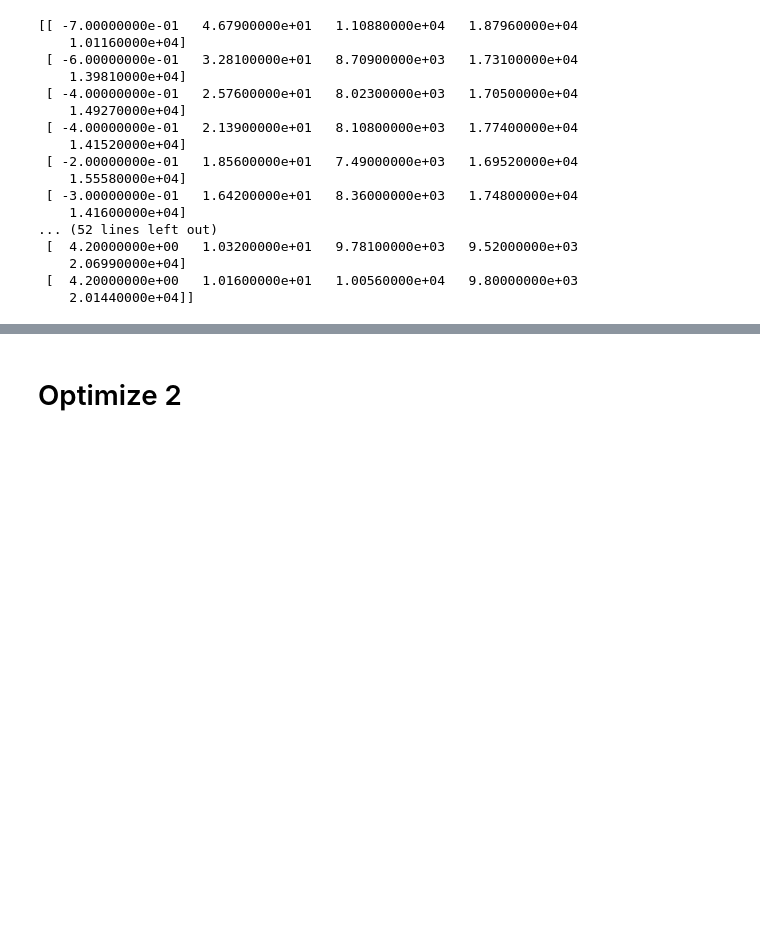
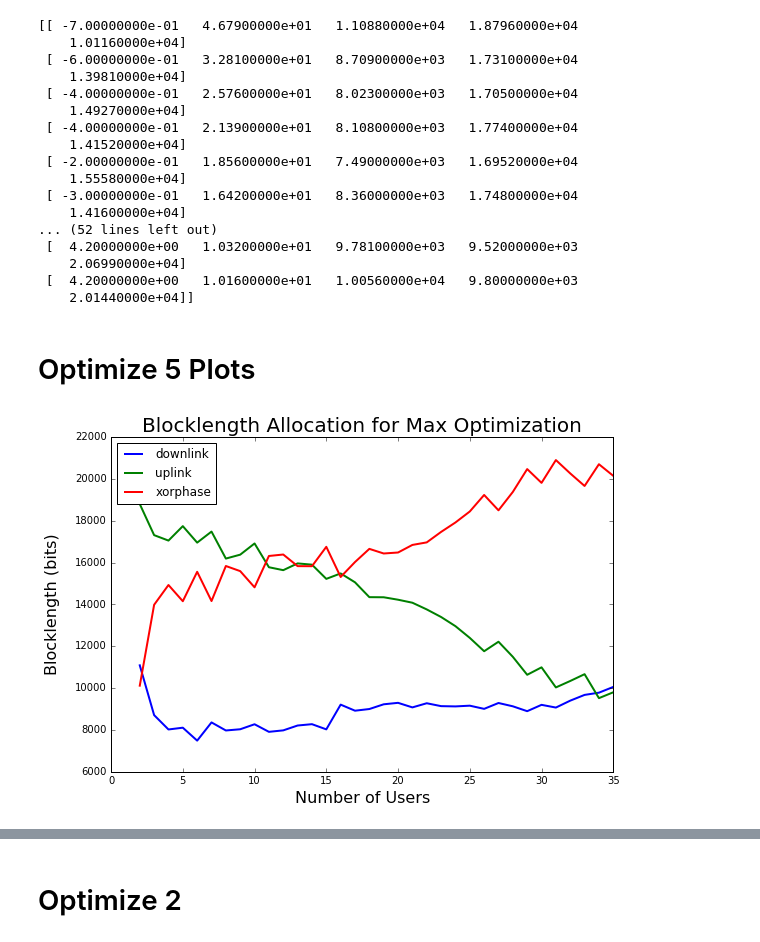
Before and after one commit to Lahaela/research-sahai, a Jupyter notebook: 160625/Optimize 4+5.ipynb, the cells around one changed output, grey strips where cells are left out. Saved outputs shown, nothing was run; the diff lists cells and outputs as text; code cells hidden in the pictures; blank space fills up the shorter version.

Commit message:
new figures

```diff
--- a/160625/Optimize 4+5.ipynb
+++ b/160625/Optimize 4+5.ipynb
@@ -832,3 +832,17 @@ print optimize_5_data
     2.06990000e+04]
  [  4.20000000e+00   1.01600000e+01   1.00560000e+04   9.80000000e+03
     2.01440000e+04]]
+# %% [markdown]
+# Optimize 5 Plots
+# %%
+figure(figsize=(9, 6))
+plot(user_range, optimize_5_data[:,2], lw=2.0, label='downlink')
+plot(user_range, optimize_5_data[:,3], lw=2.0, label='uplink')
+plot(user_range, optimize_5_data[:,4], lw=2.0, label='xorphase')
+legend(loc=0)
+xlabel('Number of Users', fontsize=16)
+ylabel('Blocklength (bits)', fontsize=16, labelpad=15)
+title('Blocklength Allocation for Max Optimization', fontsize=20)
+savefig('optimize_5_blocklength.pdf', bbox='tight')
+# %% [output]
+[figure, added]
```
Also changed, not shown: parts of 1 cell of this notebook, 15 other files.
